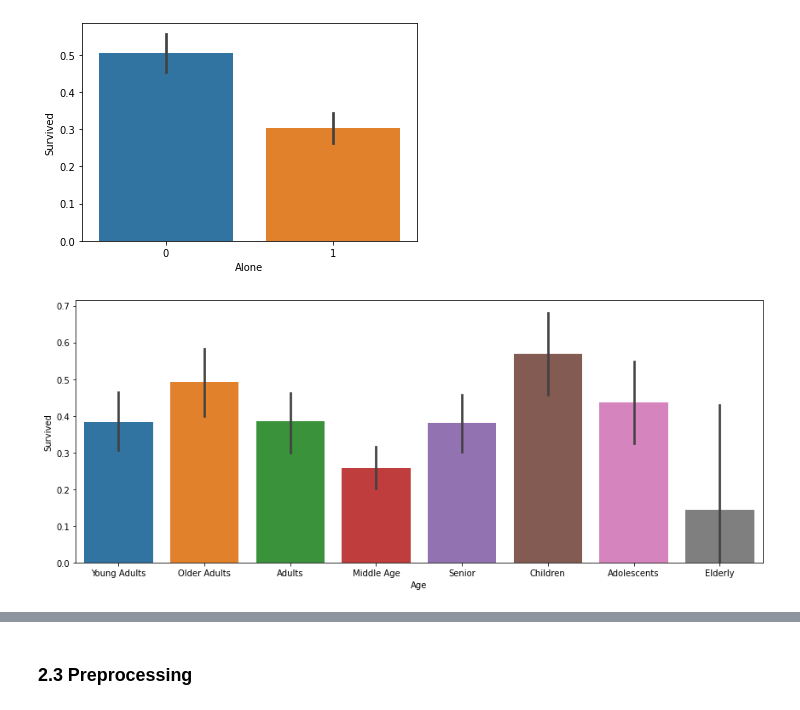
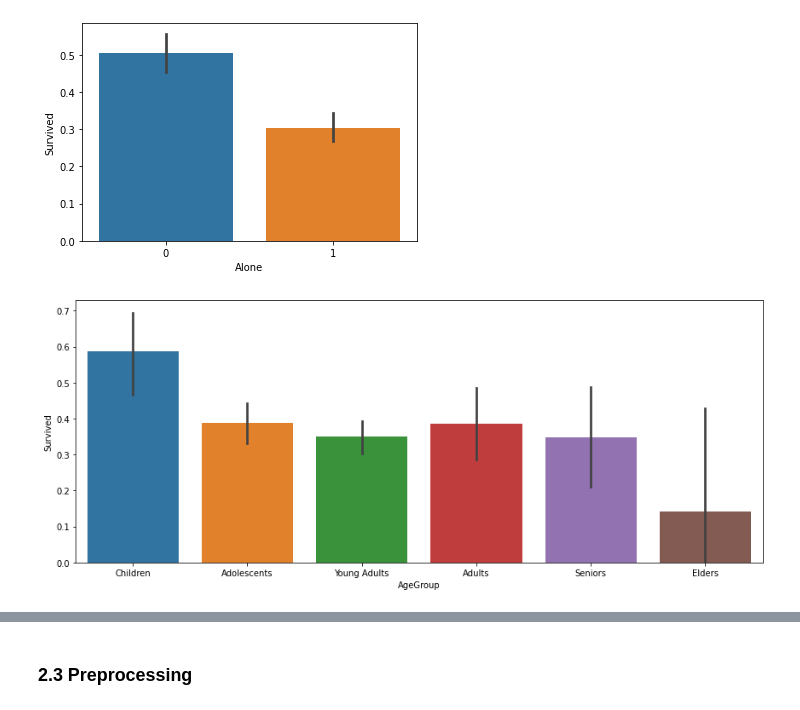
Before and after one commit to Kendall-Kikkawa/Titanic_Kaggle_Challenge, a Jupyter notebook: Titanic.ipynb, the cells around one changed output, grey strips where cells are left out. Saved outputs shown, nothing was run; the diff lists cells and outputs as text; code cells hidden in the pictures.

```diff
--- a/Titanic.ipynb
+++ b/Titanic.ipynb
@@ -314,43 +327,23 @@ train_withAlone = add_alone(train)
 sns.barplot(x='Alone', y='Survived', data=train_withAlone);
 # %% [output]
 [figure]
-# %%
-def age_groups(df):
-    """
-    Bin passengers into different age groups
-    """
-    cleaned = df.copy()
-
-    cleaned['Age'] = cleaned['Age'].astype(int)
-    cleaned.loc[ cleaned['Age'] <= 11, 'Age'] = 0
-    cleaned.loc[(cleaned['Age'] > 11) & (cleaned['Age'] <= 18), 'Age'] = 1
-    cleaned.loc[(cleaned['Age'] > 18) & (cleaned['Age'] <= 23), 'Age'] = 2
-    cleaned.loc[(cleaned['Age'] > 23) & (cleaned['Age'] <= 28), 'Age'] = 3
-    cleaned.loc[(cleaned['Age'] > 28) & (cleaned['Age'] <= 33), 'Age'] = 4
-    cleaned.loc[(cleaned['Age'] > 33) & (cleaned['Age'] <= 40), 'Age'] = 5
-    cleaned.loc[(cleaned['Age'] > 40) & (cleaned['Age'] <= 66), 'Age'] = 6
-    cleaned.loc[ cleaned['Age'] > 66, 'Age'] = 7
-
-    cleaned['Age'] = cleaned['Age'].astype(str)
-    cleaned.loc[ cleaned['Age'] == '0', 'Age'] = "Children"
-    cleaned.loc[ cleaned['Age'] == '1', 'Age'] = "Adolescents"
-    cleaned.loc[ cleaned['Age'] == '2', 'Age'] = "Young Adults"
-    cleaned.loc[ cleaned['Age'] == '3', 'Age'] = "Adults"
-    cleaned.loc[ cleaned['Age'] == '4', 'Age'] = "Middle Age"
-    cleaned.loc[ cleaned['Age'] == '5', 'Age'] = "Older Adults"
-    cleaned.loc[ cleaned['Age'] == '6', 'Age'] = "Senior"
-    cleaned.loc[ cleaned['Age'] == '7', 'Age'] = "Elderly"
-
-    age_dummies = pd.get_dummies(cleaned['Age'], prefix='Age', prefix_sep='_')
-    cleaned = cleaned.join(age_dummies)
-
-    return cleaned
+# %%
+def age_groups(df):
+    """
+    Bin passengers into different age groups
+    """
+    cleaned = df.copy()
+
+    cleaned['AgeGroup'] = pd.cut(df['Age'], 6, labels = ["Children", "Adolescents",
+                            "Young Adults","Adults", "Seniors", "Elders"])
+
+    return cleaned
 # %%
 # Evidence that survival probability differs by Age group
 train_withAge = replace_age(train)
 train_withAge = age_groups(train_withAge)
 fig, ax = plt.subplots(figsize=(12, 5))
-sns.barplot(x='Age', y='Survived', data=train_withAge, ax=ax);
+sns.barplot(x='AgeGroup', y='Survived', data=train_withAge, ax=ax);
 fig.tight_layout()
 # %% [output]
-[figure, old version]
+[figure, new version]
```
Also changed, not shown: parts of 46 cells of this notebook, 1 other file.
